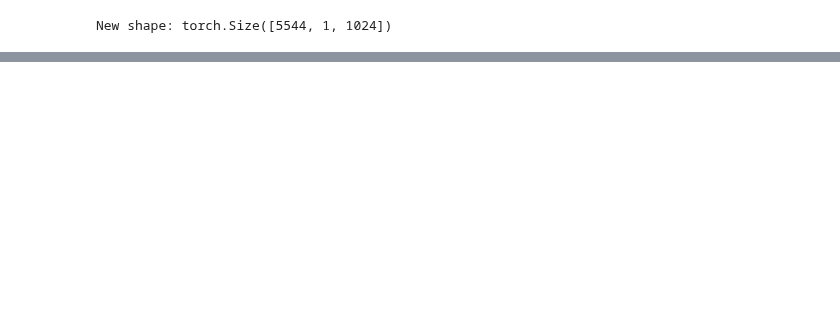
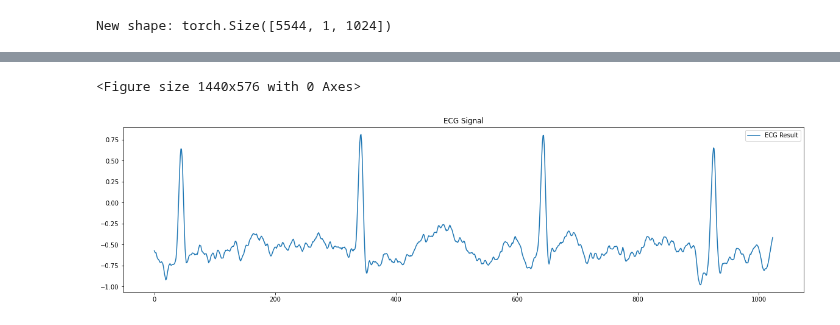
Before and after one commit to enzlaur/pytorch-ml-tuts, a Jupyter notebook: scratch13.ipynb, the cells around one changed output, grey strips where cells are left out. Saved outputs shown, nothing was run; the diff lists cells and outputs as text; code cells hidden in the pictures; blank space fills up the shorter version.

```diff
--- a/scratch13.ipynb
+++ b/scratch13.ipynb
@@ -176,3 +287,8 @@ et.ecg_plot([ecg_clean, ecg_res], ['ECG Clean', 'ECG Result'])
+# %%
+et.ecg_plot([ecg_res_flat.detach().cpu()], ['ECG Result'], index=1)
+# %% [output]
+<Figure size 1440x576 with 0 Axes>
+[figure, added]
 # %%
 # train_pct = 0.8
 # def get_train_valid_sizes( ecg_clean ):
```
Also changed, not shown: parts of 10 cells of this notebook, 8 other files.
